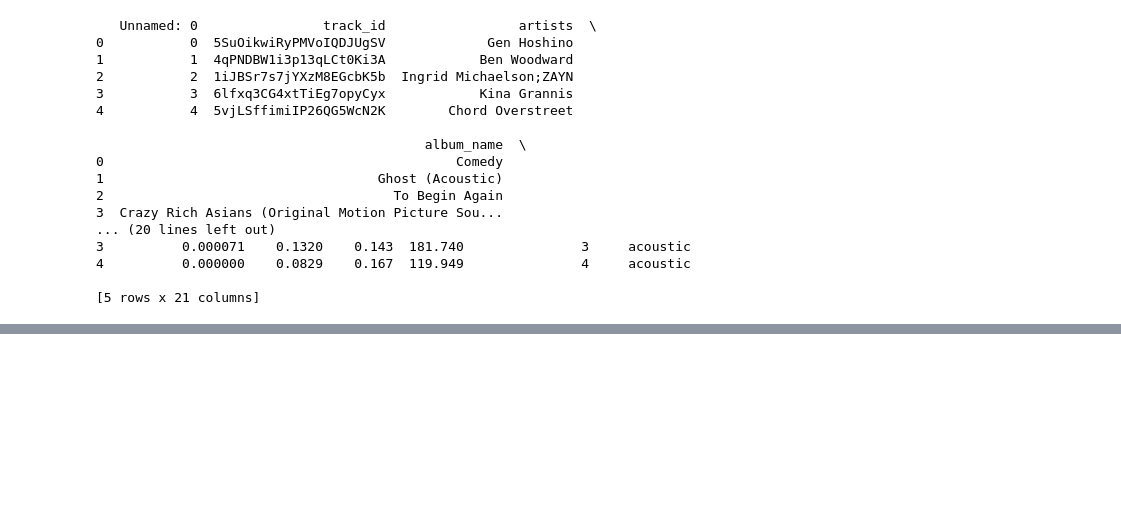
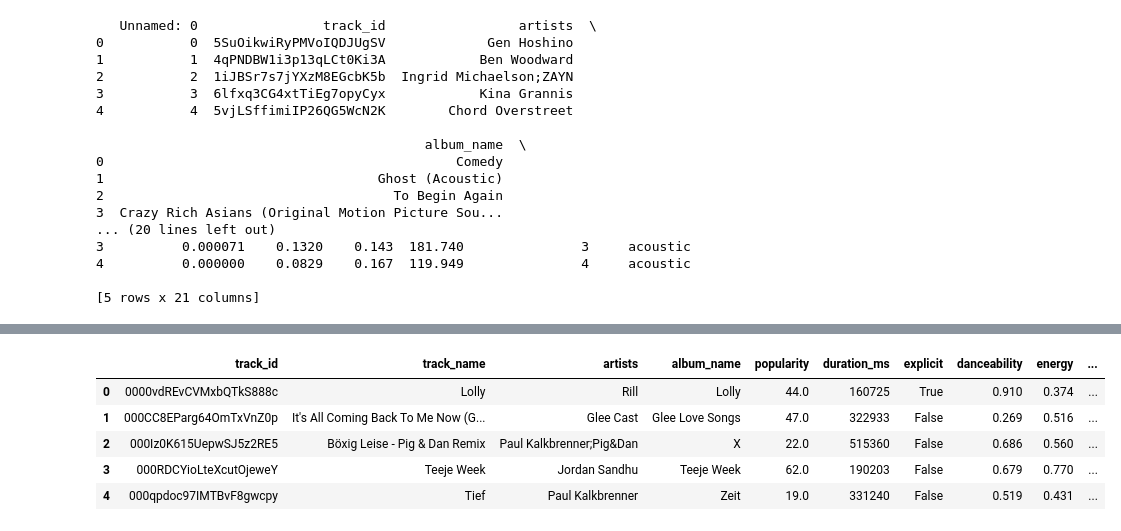
Before and after one commit to Michelburgos/Workshop_2, a Jupyter notebook: notebooks/003_EDA_Spotify.ipynb, the cells around one changed output, grey strips where cells are left out. Drawn from its saved outputs; the diff is of its cells as text; code cells hidden in the pictures; blank space fills up the shorter version.

```diff
--- a/notebooks/003_EDA_Spotify.ipynb
+++ b/notebooks/003_EDA_Spotify.ipynb
@@ -98 +192,10 @@ Name: count, Length: 114, dtype: int64
+# %%
+df.head()
+# %% [output]
+|  | track_id | track_name | artists | album_name | popularity | duration_ms | explicit | danceability | energy | ... |
+| 0 | 0000vdREvCVMxbQTkS888c | Lolly | Rill | Lolly | 44.0 | 160725 | True | 0.910 | 0.374 | ... |
+| 1 | 000CC8EParg64OmTxVnZ0p | It's All Coming Back To Me Now (G... | Glee Cast | Glee Love Songs | 47.0 | 322933 | False | 0.269 | 0.516 | ... |
+| 2 | 000Iz0K615UepwSJ5z2RE5 | Böxig Leise - Pig & Dan Remix | Paul Kalkbrenner;Pig&Dan | X | 22.0 | 515360 | False | 0.686 | 0.560 | ... |
+| 3 | 000RDCYioLteXcutOjeweY | Teeje Week | Jordan Sandhu | Teeje Week | 62.0 | 190203 | False | 0.679 | 0.770 | ... |
+| 4 | 000qpdoc97IMTBvF8gwcpy | Tief | Paul Kalkbrenner | Zeit | 19.0 | 331240 | False | 0.519 | 0.431 | ... |
 # %%
```
Also changed, not shown: parts of 37 cells of this notebook.
